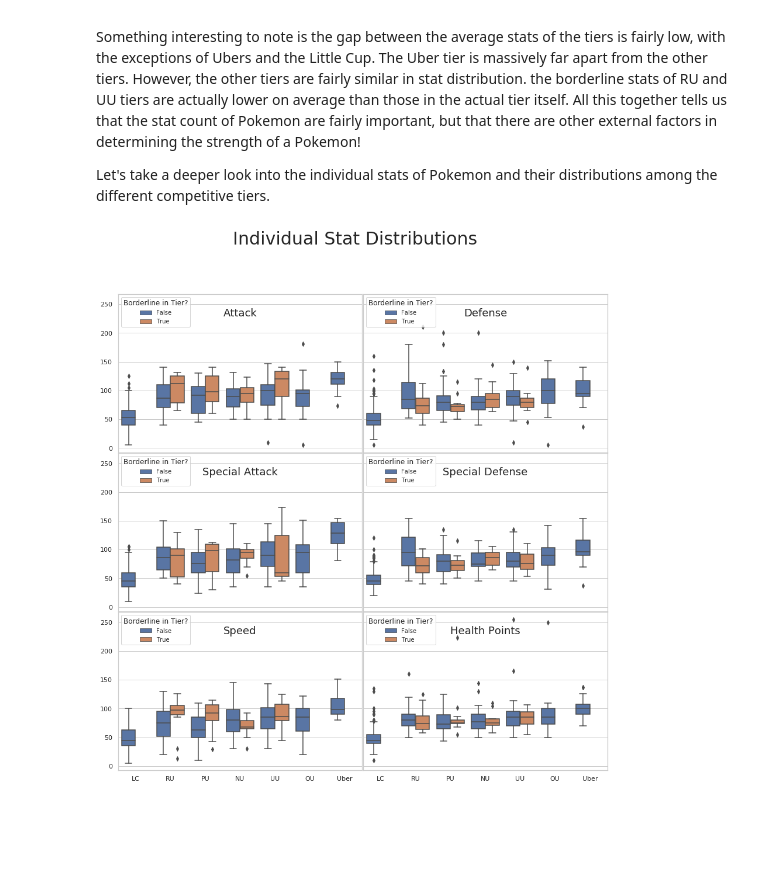
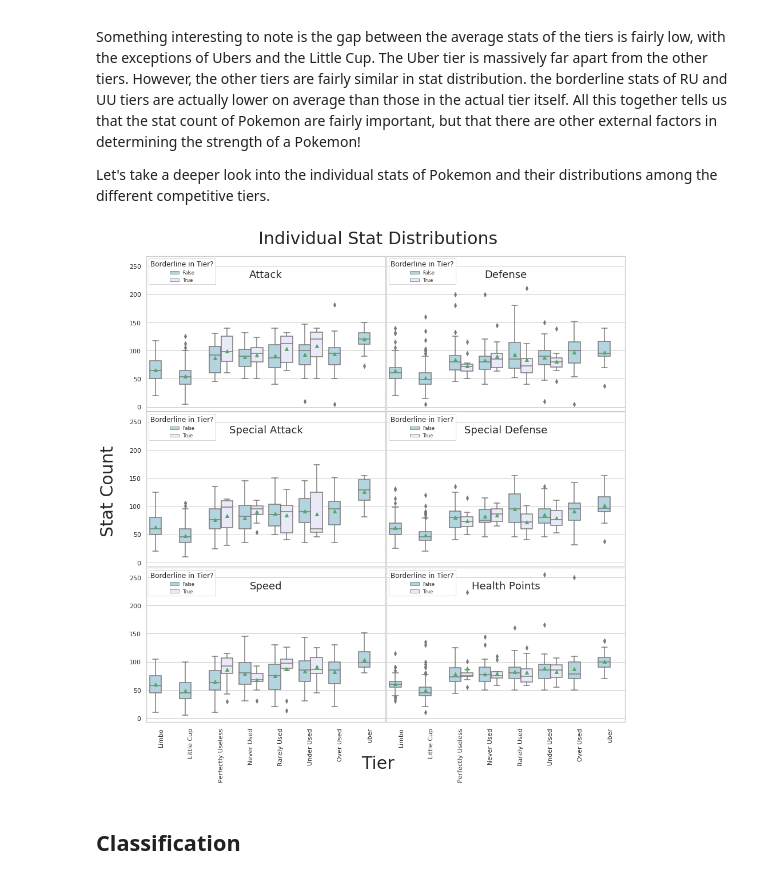
Before and after one commit to icookfood/poke-viz-2019, a Jupyter notebook: jjubilee.githubprojects.pokemonviz DRAFT.ipynb, the cells around one changed output. Drawn from its saved outputs; the diff is of its cells as text; code cells hidden in the pictures; blank space fills up the shorter version.

```diff
--- a/jjubilee.githubprojects.pokemonviz DRAFT.ipynb
+++ b/jjubilee.githubprojects.pokemonviz DRAFT.ipynb
@@ -637,9 +637,10 @@ df_abils.head(3)
 # %%
+
 for col in df_items.columns:
     df_items[col] = df_items[col].map(lambda l: process_entries(l))
 
-df_items['mega'] = df_items['effect'].map(lambda s: 'mega-evolve' in s)
-df_items['z_move'] = df_items['effect'].map(lambda s: 'z-move' in s)
+df_items['mega'] = df_items['effect'].map(lambda s: 'mega-evolve' in str(s))
+df_items['z_move'] = df_items['effect'].map(lambda s: 'z-move' in str(s))
 
 df_items.head(3)
 # %% [output]
@@ -1223,6 +1271,6 @@ df_comp_natures
 # %%
-fig, axs = plt.subplots(7,1, figsize = [15,30], sharey = True,
-                        gridspec_kw = {'hspace':0.5, 'wspace':0.005})
+fig, axs = plt.subplots(7,1, figsize = [15,30], sharey = True, sharex = True,
+                        gridspec_kw = {'hspace':0.00, 'wspace':0.00})
 stats = ['atk','dfn','spa','spd','spe','hp']
 stat_labels = ['Attack', 'Defense', 'Special Attack', 'Special Defense', 'Speed', 'Health Points']
 type_colors = ['yellowgreen','dimgray','slateblue','gold','lightpink','lightcoral','orange',
@@ -1236,7 +1284,9 @@ for i in range(0,6):
         stat_lst.append(no)
 
     axs[i+1].bar(pokemon_types, stat_lst, color = type_colors, width = 1.0)
-    axs[i+1].set_title(stat_labels[i], fontsize = 18)
+    axs[i+1].set_title(stat_labels[i], x=0.5, y=0.84, fontsize = 18)
+    axs[i+1].set_xticklabels(labels = pokemon_types, rotation='vertical')
+    axs[i+1].grid(False)
 
 stat_lst = []
 for cur_type in pokemon_types:
@@ -1244,6 +1294,11 @@ for cur_type in pokemon_types:
     stat_lst.append(no/6)
 
 axs[0].bar(pokemon_types, stat_lst, color = type_colors, width = 1.0)
-axs[0].set_title('Average Stat', fontsize = 18)
+axs[0].set_title('Average Stat',  x=0.5, y=0.84, fontsize = 18)
+axs[0].grid(False)
+
+
+fig.text(0.5, .885, 'Nature Stat Effects Distribution', ha='center', fontsize = 30)
+fig.text(0.06, 0.5, 'Stat Count', va='center', rotation = 'vertical', fontsize = 20)
 fig.show()
 # %% [output]
@@ -1251,12 +1334,8 @@ fig.show()
 # %%
-formstats = df_master.copy()
-formstats['smogon_format'] = formstats['smogon_format'].map(lambda s: re.sub('bl','',s))
-smog_forms = ['limbo', 'lc', 'pu', 'nu', 'ru', 'uu', 'ou', 'uber']
-
 colors = {False:'lightblue', True:'lavender'}
 fig, ax = plt.subplots(1,1, figsize = [15,10], sharey = True, sharex = True)
 sns.set(style='whitegrid')
-ax = sns.boxplot(x='tier', y = 'total_stats', data = formstats,
+ax = sns.boxplot(x='tier', y = 'total_stats', data = df_master,
                  showmeans = True, order = smog_forms, hue = 'is_BL', palette = colors)
 ax.set_xlabel('Smogon Competitive Tier', fontsize = 20)
 ax.set_ylabel('Sum of Stats', fontsize = 20)
@@ -1264,7 +1343,6 @@ ax.set_ylabel('Sum of Stats', fontsize = 20)
 ax.legend(title = 'Borderline in Tier?', loc = 'upper left', prop={'size': 18})
 ax.set_title('Distribution of Total Stats of Pokemon Based on Competitive Tier', fontsize = 27)
 
-smog_labels = ['Limbo', 'Little Cup', 'Perfectly Useless', 'Never Used', 'Rarely Used', 'Under Used', 'Over Used', 'uber']
 
 locs, labels = plt.xticks()
 plt.xticks(locs, smog_labels)
@@ -1280,21 +1358,26 @@ Let's take a deeper look into the individual stats of Pokemon and their distribu
 # %%
 fig, axs = plt.subplots(3,2, figsize = [15,15], sharey = True, sharex = True,
                         gridspec_kw = {'hspace':0.005, 'wspace':0.005})
 sns.set(style='whitegrid')
 
 stats = ['atk','dfn','spa','spd','spe','hp']
 stat_labels = ['Attack', 'Defense', 'Special Attack', 'Special Defense', 'Speed', 'Health Points']
 for i in range(0,6):
     pltrow = i//2
     pltcol = i%2
-    sns.boxplot(x='smogon_format', y = stats[i], data = formstats, hue = 'is_BL',
+    axs[pltrow,pltcol].set_title(stat_labels[i], x=0.5, y=0.84, fontsize = 18)
+    sns.boxplot(x='tier', y = stats[i], data = df_master, hue = 'is_BL', order = smog_forms,
                 palette = colors, showmeans = True, ax = axs[pltrow,pltcol])
-    axs[pltrow,pltcol].set_title(stat_labels[i], x=0.5, y=0.84, fontsize = 18)
+
     axs[pltrow,pltcol].set_xlabel('')
     axs[pltrow,pltcol].set_ylabel('')
-    axs[pltrow,pltcol].legend(title = 'Borderline in Tier?', loc = 'upper left', prop={'size': 10})
+    axs[pltrow,pltcol].legend(title = 'Borderline in Tier?', loc = 'upper left', prop={'size': 8})
+    axs[pltrow,pltcol].set_xticklabels(labels = smog_labels, rotation ='vertical')
 
-fig.suptitle('Individual Stat Distributions', fontsize = 30)
+fig.text(0.5, .90, 'Individual Stat Distributions', ha='center', fontsize = 30)
+fig.text(0.05, .5, 'Stat Count', va='center', rotation = 'vertical', fontsize = 30)
+fig.text(0.5, .05, 'Tier', ha='center', fontsize = 30)
+
 fig.show()
 # %% [output]
-[figure, old version]
+[figure, new version]
@@ -1300,0 +1386,2 @@ fig.show()
+# %% [markdown]
+## Classification
```
Also changed, not shown: parts of 57 cells of this notebook, 2 other files.
